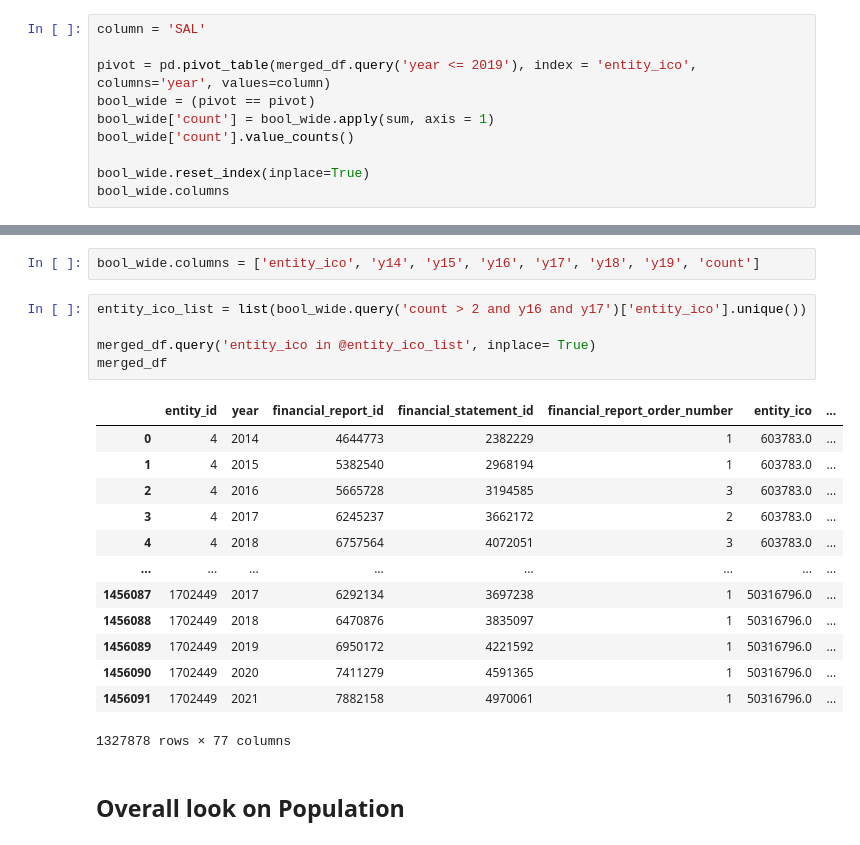
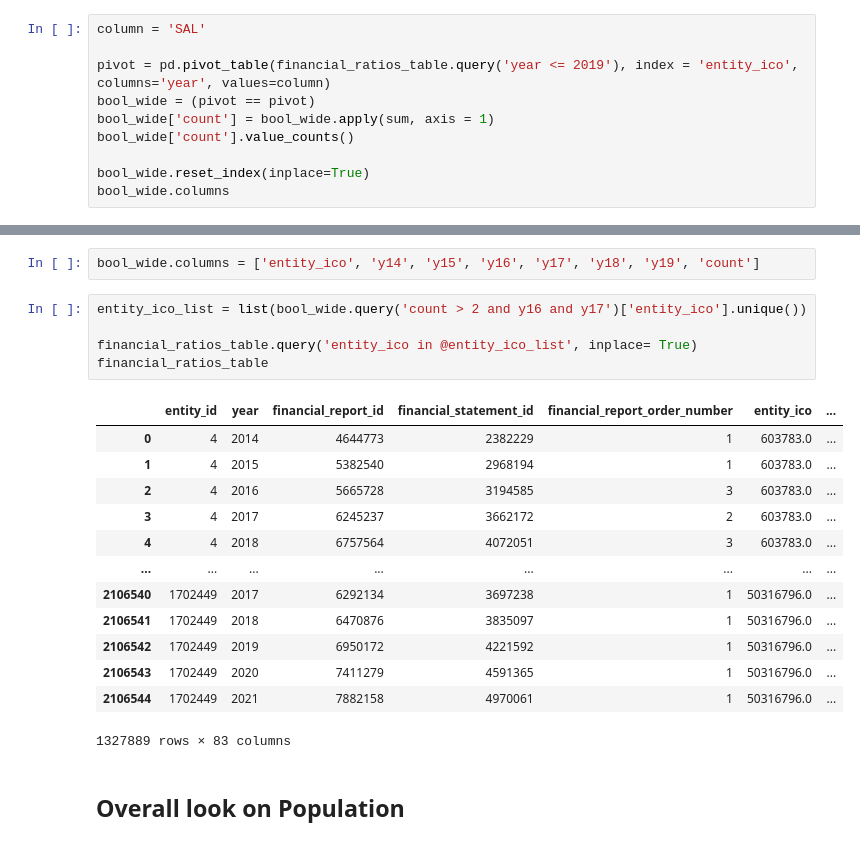
Before and after one commit to rohalmatus/financial-distress-models, a Jupyter notebook: CODE/EXPLORATORY/eda_01.ipynb, the cells around one changed output, grey strips where cells are left out. Drawn from its saved outputs; the diff is of its cells as text.

Commit message:
updated financial ratios transformation script, updated exploratory analysis notebook

```diff
--- a/CODE/EXPLORATORY/eda_01.ipynb
+++ b/CODE/EXPLORATORY/eda_01.ipynb
@@ -62,7 +26,7 @@ merged_df
 # %%
 column = 'SAL'
 
-pivot = pd.pivot_table(merged_df.query('year <= 2019'), index = 'entity_ico', columns='year', values=column)
+pivot = pd.pivot_table(financial_ratios_table.query('year <= 2019'), index = 'entity_ico', columns='year', values=column)
 bool_wide = (pivot == pivot)
 bool_wide['count'] = bool_wide.apply(sum, axis = 1)
 bool_wide['count'].value_counts()
@@ -76,21 +40,21 @@ bool_wide.columns = ['entity_ico', 'y14', 'y15', 'y16', 'y17', 'y18', 'y19', 'co
 # %%
 entity_ico_list = list(bool_wide.query('count > 2 and y16 and y17')['entity_ico'].unique())
 
-merged_df.query('entity_ico in @entity_ico_list', inplace= True)
-merged_df
+financial_ratios_table.query('entity_ico in @entity_ico_list', inplace= True)
+financial_ratios_table
 # %% [output]
 |  | entity_id | year | financial_report_id | financial_statement_id | financial_report_order_number | entity_ico | ... |
 | 0 | 4 | 2014 | 4644773 | 2382229 | 1 | 603783.0 | ... |
 | 1 | 4 | 2015 | 5382540 | 2968194 | 1 | 603783.0 | ... |
 | 2 | 4 | 2016 | 5665728 | 3194585 | 3 | 603783.0 | ... |
 | 3 | 4 | 2017 | 6245237 | 3662172 | 2 | 603783.0 | ... |
 | 4 | 4 | 2018 | 6757564 | 4072051 | 3 | 603783.0 | ... |
 | ... | ... | ... | ... | ... | ... | ... | ... |
-| 1456087 | 1702449 | 2017 | 6292134 | 3697238 | 1 | 50316796.0 | ... |
-| 1456088 | 1702449 | 2018 | 6470876 | 3835097 | 1 | 50316796.0 | ... |
-| 1456089 | 1702449 | 2019 | 6950172 | 4221592 | 1 | 50316796.0 | ... |
-| 1456090 | 1702449 | 2020 | 7411279 | 4591365 | 1 | 50316796.0 | ... |
-| 1456091 | 1702449 | 2021 | 7882158 | 4970061 | 1 | 50316796.0 | ... |
+| 2106540 | 1702449 | 2017 | 6292134 | 3697238 | 1 | 50316796.0 | ... |
+| 2106541 | 1702449 | 2018 | 6470876 | 3835097 | 1 | 50316796.0 | ... |
+| 2106542 | 1702449 | 2019 | 6950172 | 4221592 | 1 | 50316796.0 | ... |
+| 2106543 | 1702449 | 2020 | 7411279 | 4591365 | 1 | 50316796.0 | ... |
+| 2106544 | 1702449 | 2021 | 7882158 | 4970061 | 1 | 50316796.0 | ... |
-1327878 rows × 77 columns
+1327889 rows × 83 columns
 # %% [markdown]
 ## Overall look on Population
```
Also changed, not shown: parts of 10 cells of this notebook, 2 other files.
